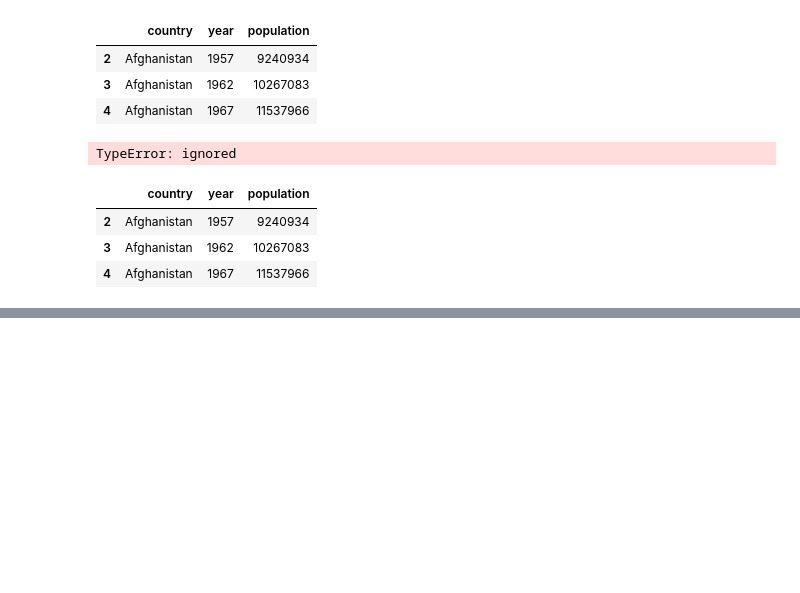
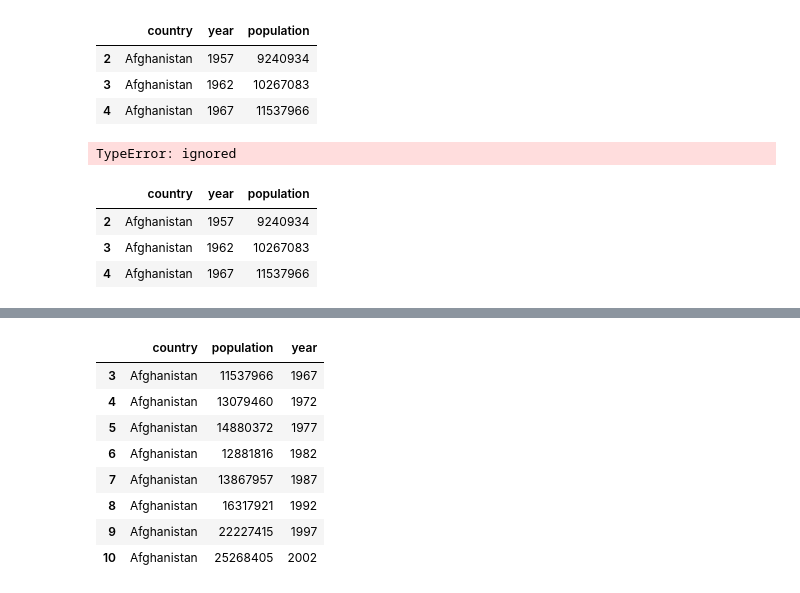
Before and after one commit to jeeet0700/Python_Advance, a Jupyter notebook: Pandas_2.ipynb, the cells around one changed output, grey strips where cells are left out. Saved outputs shown, nothing was run; the diff lists cells and outputs as text; code cells hidden in the pictures; blank space fills up the shorter version.

```diff
--- a/Pandas_2.ipynb
+++ b/Pandas_2.ipynb
@@ -221,0 +344,12 @@ df.iloc[1:4,0:3]
+# %%
+df.loc[3:10,["country","population","year"]]
+# %% [output]
+|  | country | population | year |
+| 3 | Afghanistan | 11537966 | 1967 |
+| 4 | Afghanistan | 13079460 | 1972 |
+| 5 | Afghanistan | 14880372 | 1977 |
+| 6 | Afghanistan | 12881816 | 1982 |
+| 7 | Afghanistan | 13867957 | 1987 |
+| 8 | Afghanistan | 16317921 | 1992 |
+| 9 | Afghanistan | 22227415 | 1997 |
+| 10 | Afghanistan | 25268405 | 2002 |
```
Also changed, not shown: parts of 15 cells of this notebook.
